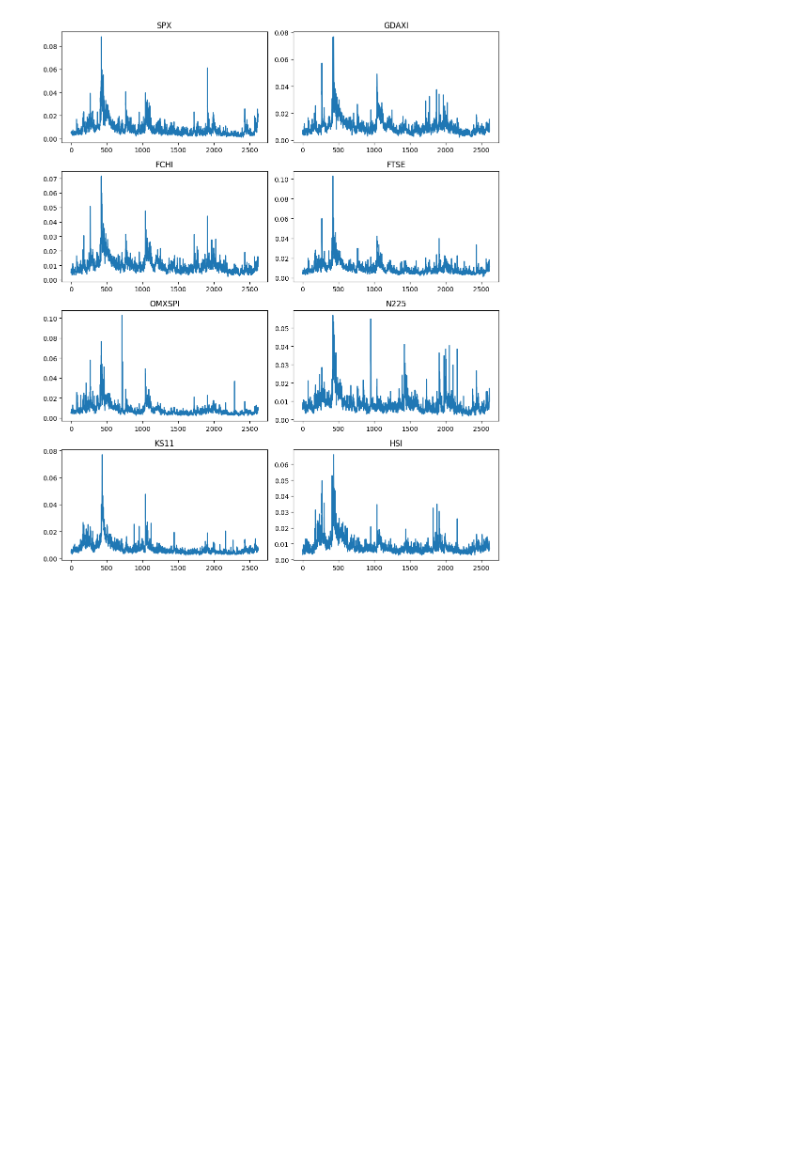
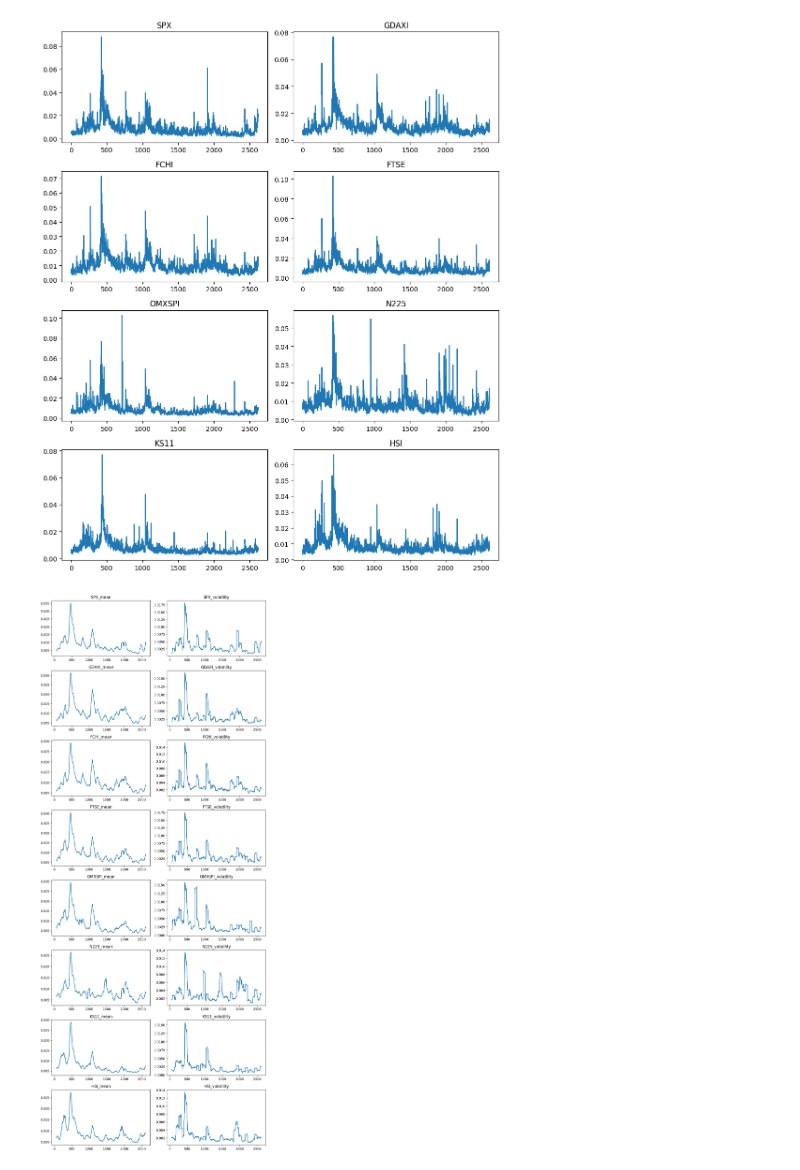
Before and after one commit to ryanliwendi/QuantSC-Project, a Jupyter notebook: Data Preprocessing.ipynb, the cells around one changed output. Drawn from its saved outputs; the diff is of its cells as text; code cells hidden in the pictures; blank space fills up the shorter version.

```diff
--- a/Data Preprocessing.ipynb
+++ b/Data Preprocessing.ipynb
@@ -33,3 +33,28 @@ plt.tight_layout()
 plt.show()
 # %% [output]
 [figure]
+# %%
+window_size = 60
+df_m = pd.DataFrame();
+for col in df.columns:
+    df_m[f'{col}_mean'] = df[col].rolling(window=window_size).mean()
+    df_m[f'{col}_volatility'] = df[col].rolling(window=window_size).std()
+# %%
+num_cols = 2
+num_rows = len(df_m.columns)
+
+fig, axes = plt.subplots(nrows=num_rows, ncols=num_cols, figsize=(10, num_rows * 3))
+
+axes = axes.flatten()
+
+for i, col in enumerate(df_m.columns):
+    axes[i].plot(df_m.index, df_m[col], linestyle='-')
+    axes[i].set_title(col[1:])
+
+for i in range(len(df_m.columns), len(axes)):
+    fig.delaxes(axes[i])
+
+plt.tight_layout()
+plt.show()
+# %% [output]
+[figure, added]
```
